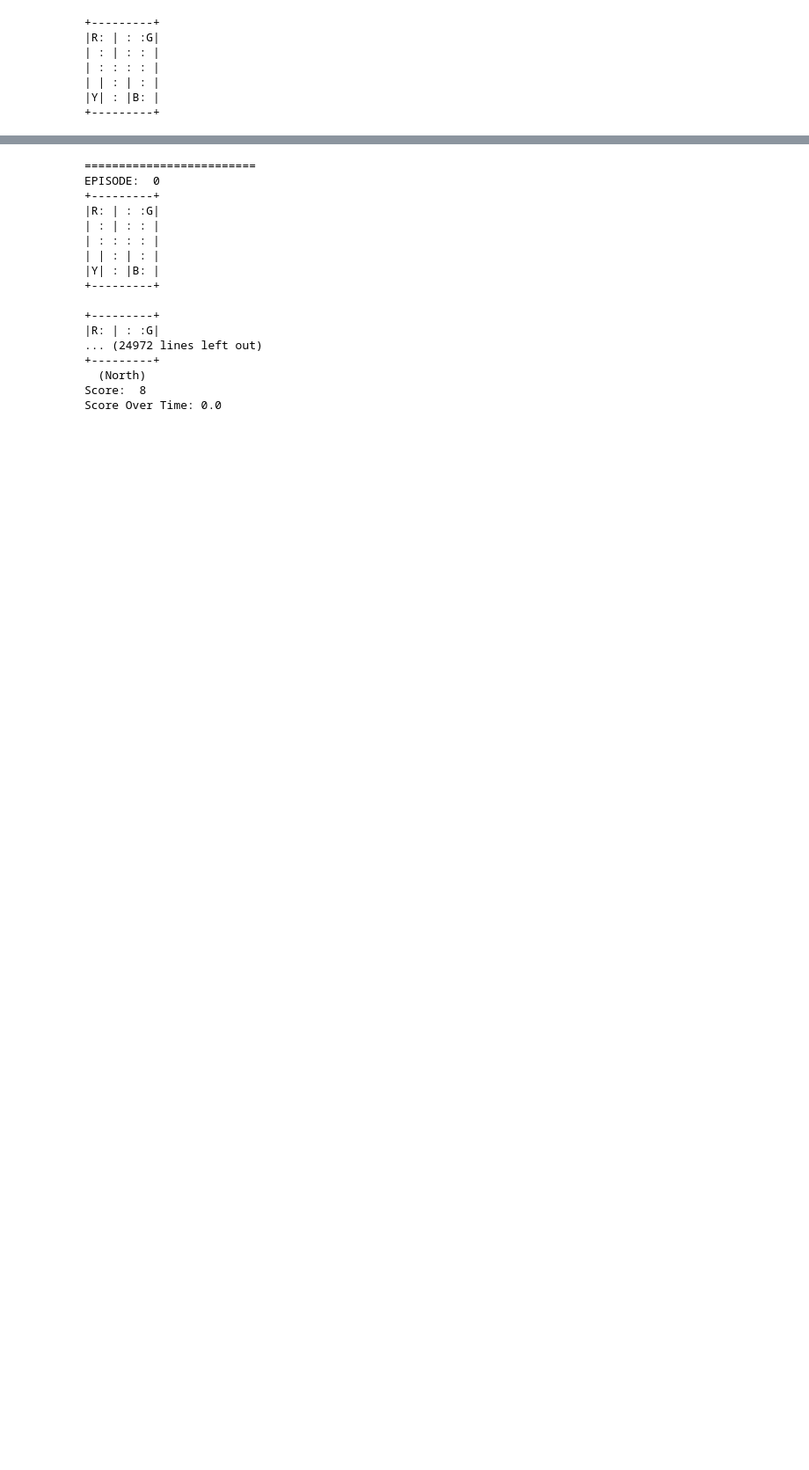
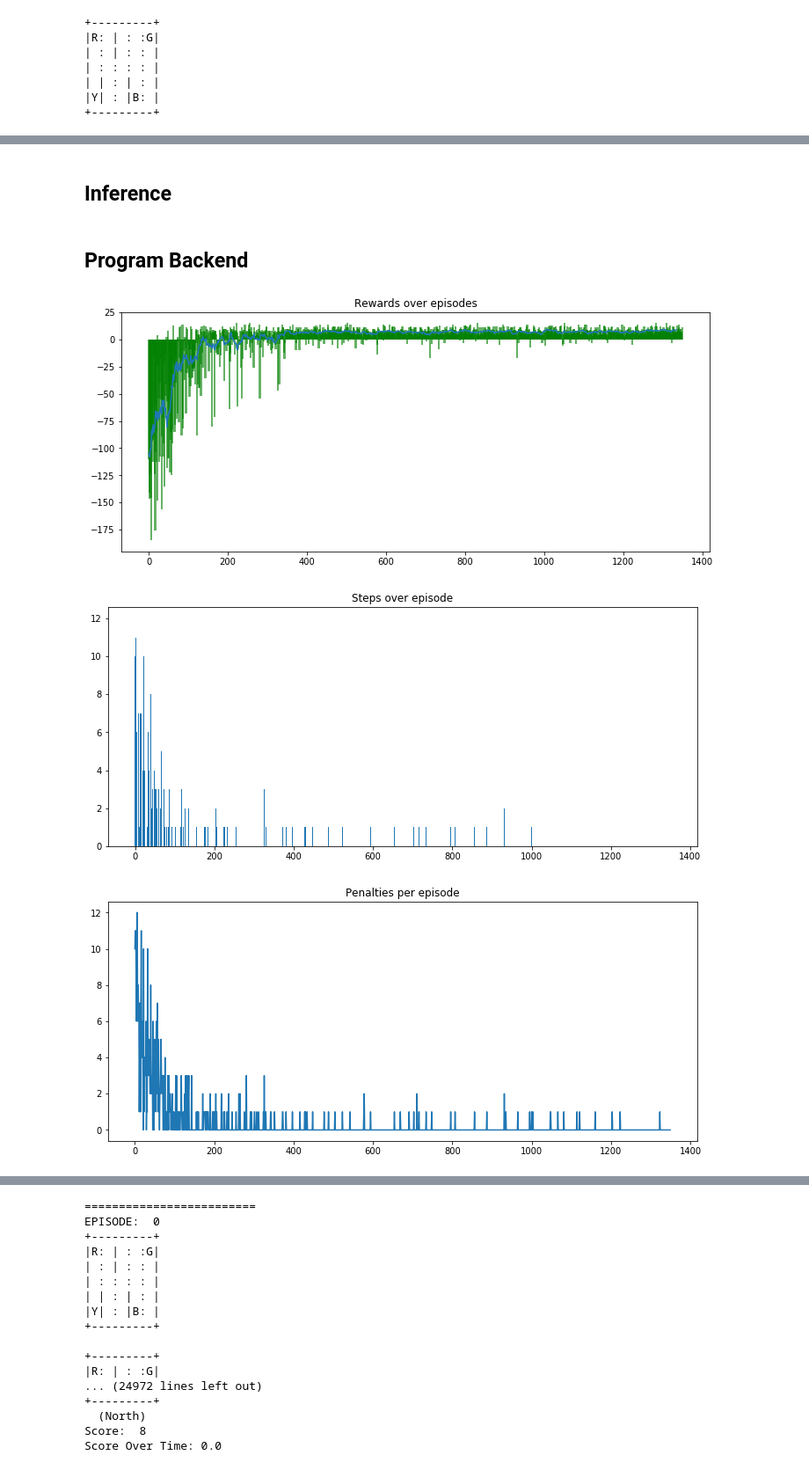
Before and after one commit to iry47/taxi_driver, a Jupyter notebook: taxi_program.ipynb, the cells around one changed output, grey strips where cells are left out. Shown at 88% size. Saved outputs shown, nothing was run; the diff lists cells and outputs as text; code cells hidden in the pictures; blank space fills up the shorter version.

```diff
--- a/taxi_program.ipynb
+++ b/taxi_program.ipynb
@@ -53,12 +69,12 @@ def moving_average(a, n=3) :
     ret[n:] = ret[n:] - ret[:-n]
     return ret[n - 1:] / n
 
-def show_run_stats():
+def show_run_stats(rewards, penalties, steps, timesteps):
     # Rewards over episodes
     plt.figure(figsize=(12,5))
     plt.title("Rewards over episodes")
-    plt.bar(torch.arange(len(rewards_total)), rewards_total, alpha=0.6, color='green', width=5)
-    ma = moving_average(rewards_total, n=15)
+    plt.bar(torch.arange(len(rewards)), rewards, alpha=0.6, color='green', width=5)
+    ma = moving_average(rewards, n=15)
     plt.plot(torch.arange(len(ma)), ma)
     # plt.plot()
     plt.show()
@@ -66,18 +82,18 @@ def show_run_stats():
     plt.figure(figsize=(12,5))
     plt.title("Steps over episode")
     # plt.bar(torch.arange(len(steps_total)), steps_total, alpha=0.6, color='red', width=5)
-    plt.bar(torch.arange(len(steps_total)), steps_total)
+    plt.bar(torch.arange(len(steps)), steps)
     plt.show()
 
     plt.figure(figsize=(12,5))
     plt.title("Penalties per episode")
-    plt.plot(torch.arange(len(penalties_per_ep_total)), penalties_per_ep_total)
+    plt.plot(torch.arange(len(penalties)), penalties)
     plt.show()
 
     plt.figure(figsize=(12,5))
     plt.title("Timestep per episode")
     # plt.bar(torch.arange(len(steps_total)), steps_total, alpha=0.6, color='red', width=5)
-    plt.plot(torch.arange((len(timestep_per_ep_total))), timestep_per_ep_total)
+    plt.plot(torch.arange((len(timesteps))), timesteps)
     plt.show()
 # %%
 def calculate_q_table(
@@ -134,3 +272,5 @@ def calculate_q_table(
+# %% [markdown]
+## Inference
 # %%
 def run_taxi_driver_with_calculated_q_table(
         total_test_ep=TOTAL_TEST_EP,
@@ -182,6 +328,8 @@ def run_taxi_driver_with_calculated_q_table(
 
     env.close()
     print('Score Over Time: {}'.format(sum(rewards)/total_test_ep))
+# %% [markdown]
+## Program Backend
 # %%
 def run_program():
     run_taxi_driver_with_calculated_q_table()
@@ -213,3 +361,14 @@ def user_mode(
 def time_mode(steps=TOTAL_TEST_EP):
     run_taxi_driver_with_calculated_q_table(steps)
     pass
+# %%
+def train():
+    calculate_q_table()
+    show_run_stats(train_rewards_per_ep_total, train_penalties_per_ep_total,
+                   train_penalties_per_ep_total, train_timestep_per_ep_total)
+# %%
+train()
+# %% [output]
+[figure, added]
+[figure, added]
+[figure, added]
```
Also changed, not shown: parts of 14 cells of this notebook, 1 other file.
